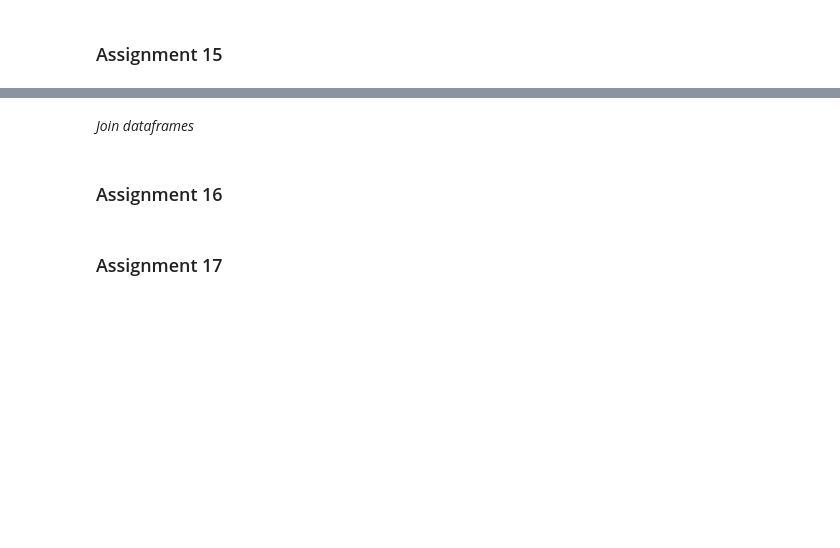
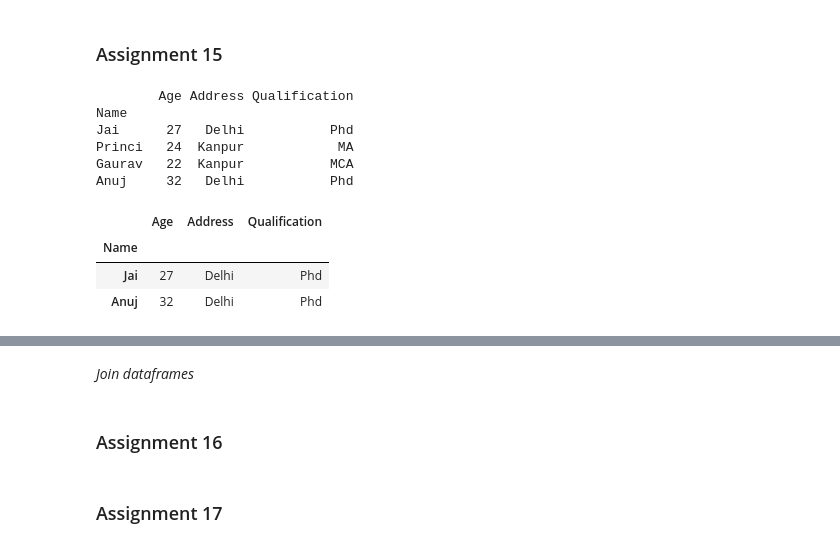
Before and after one commit to stefanomarchitto/Module-1, a Jupyter notebook: Python_Basics_Module_1_Practice_2.ipynb, the cells around one changed output, grey strips where cells are left out. Cells and saved outputs as stored; diff of their text form; code cells hidden in the pictures; blank space fills up the shorter version.

```diff
--- a/Python_Basics_Module_1_Practice_2.ipynb
+++ b/Python_Basics_Module_1_Practice_2.ipynb
@@ -2058,3 +2221,10 @@ df1.iloc[[0, -1], [0,1]]
 # don't forget to reset the index by using column 'Name' (*** .set_index() ***)
 
 # your code here...
+
+print(df_1)
+print('')
+
+df_1 = df_1.set_index('Name')
+
+print(df_1.loc['Jai':'Anuj', 'Qualification'])
@@ -2090,6 +2291,21 @@ df1.loc[['Jai' , 'Anuj', 'Gaurav'], ['Qualification', 'Address']]
 # %%
 ####  Filter -------------
 
 # access only the data where Qualification is Phd
 
 # your code here ...
+
+print(df_1)
+print('')
+df_1[df_1['Qualification'] == 'Phd']
+# %% [output]
+        Age Address Qualification
+Name
+Jai      27   Delhi           Phd
+Princi   24  Kanpur            MA
+Gaurav   22  Kanpur           MCA
+Anuj     32   Delhi           Phd
+|  | Age | Address | Qualification |
+| Name |  |  |  |
+| Jai | 27 | Delhi | Phd |
+| Anuj | 32 | Delhi | Phd |
```
Also changed, not shown: parts of 24 cells of this notebook.
